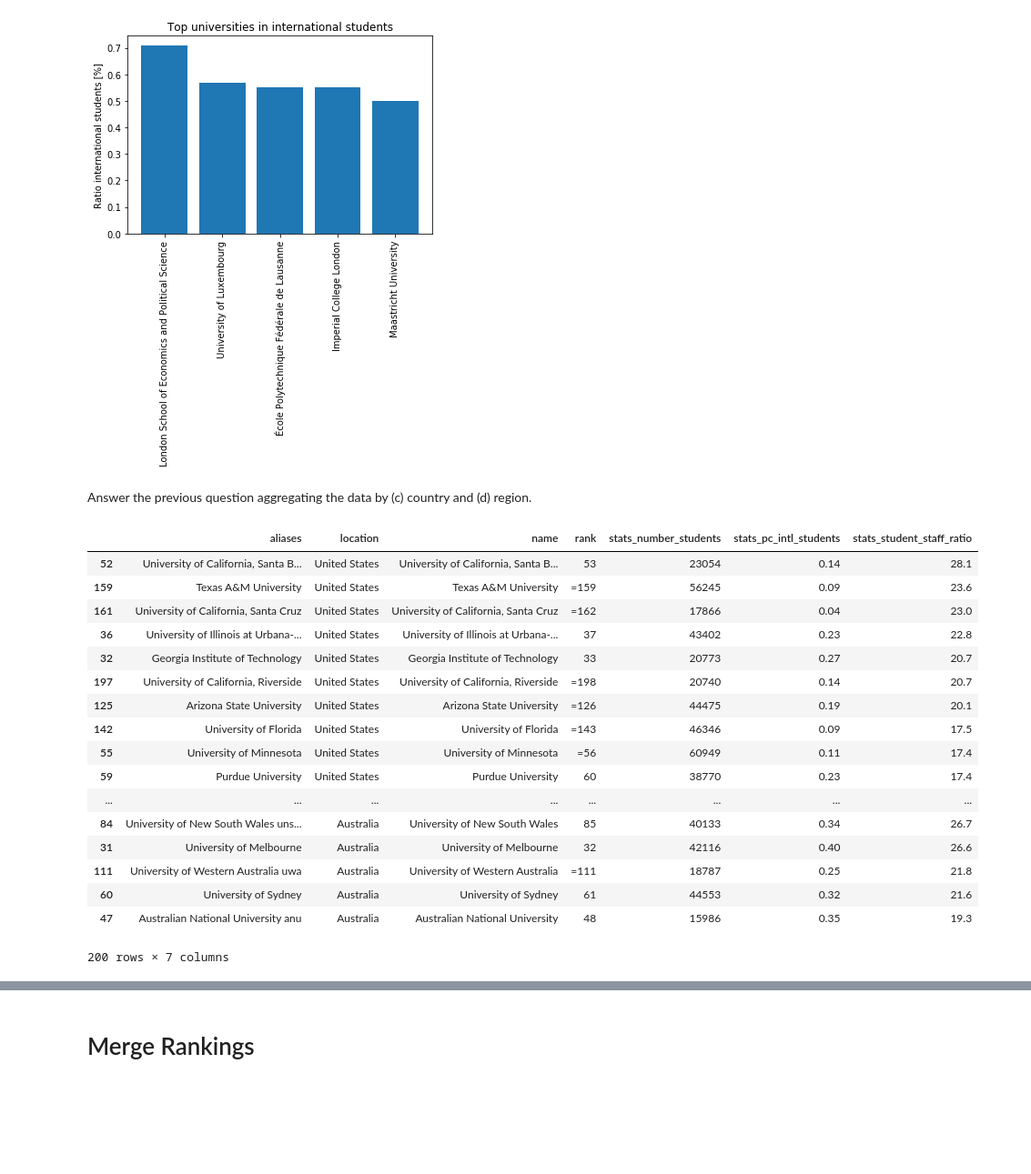
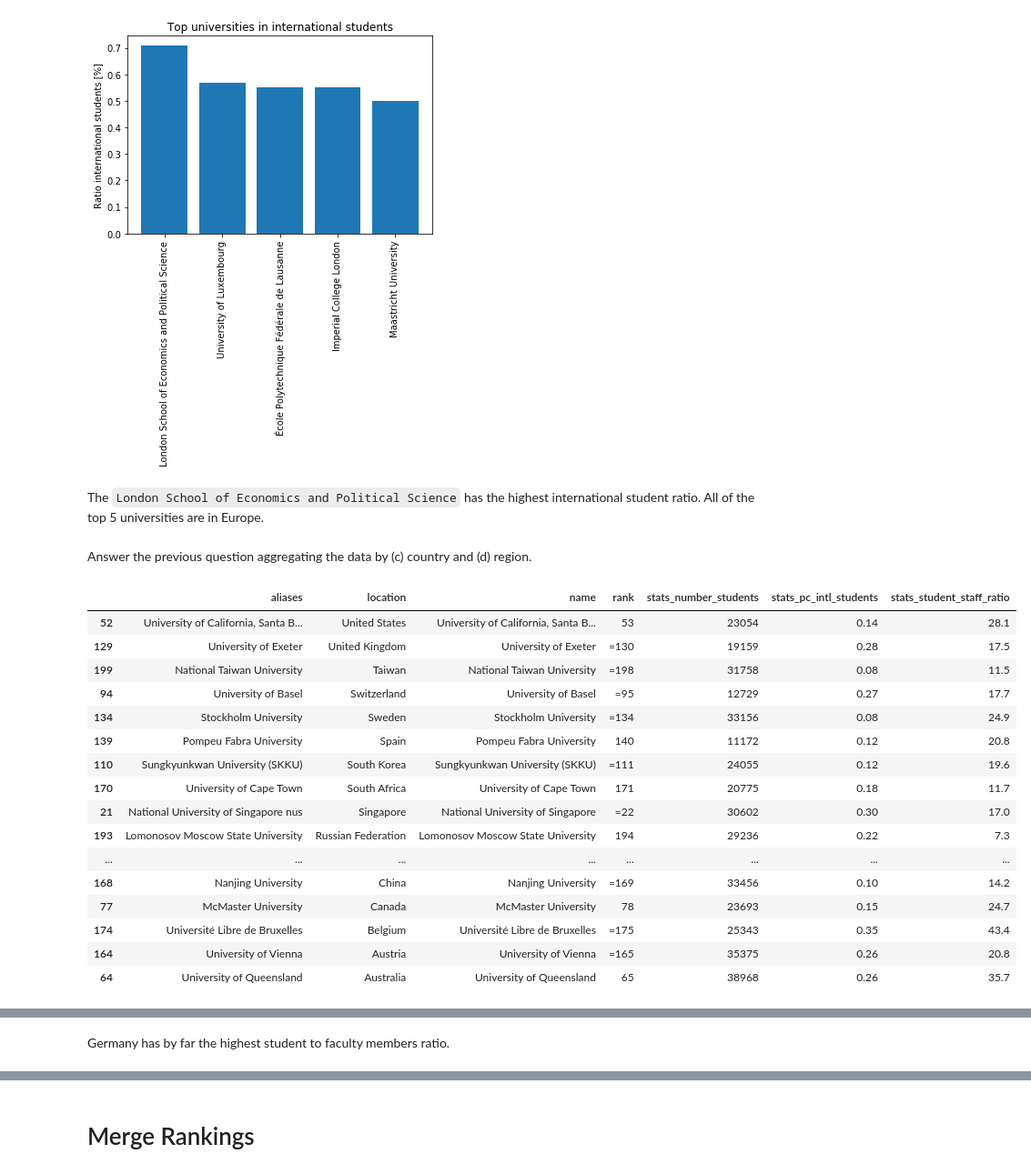
Before and after one commit to maxpr/ADA, a Jupyter notebook: 02 - Data from the Web/Homework2.ipynb, the cells around one changed output, grey strips where cells are left out. Shown at 91% size. Drawn from its saved outputs; the diff is of its cells as text; code cells hidden in the pictures; blank space fills up the shorter version.

```diff
--- a/02 - Data from the Web/Homework2.ipynb
+++ b/02 - Data from the Web/Homework2.ipynb
@@ -27,8 +29,3 @@ tu_ranking = req_tu_ranking.json()["data"]
 len(tu_ranking)
 # %% [output]
 959
-# %%
-ranks = []
-for i in range(n):
-    ranks.append(tu_ranking[i]["rank_display"])
-ranks
@@ -408,8 +351,3 @@ th_ranking = req_th_ranking.json()["data"]
 len(th_ranking)
 # %% [output]
 1102
-# %%
-ranks = []
-for i in range(n):
-    ranks.append(th_ranking[i]["rank"])
-ranks
@@ -522,31 +427,34 @@ plotBarChart(th_df.sort_values(by="stats_pc_intl_students",ascending=False).head
              'Top universities in international students', 'Ratio international students [%]')
 # %% [output]
 [figure]
+# %% [markdown]
+The `London School of Economics and Political Science` has the highest international student ratio. All of the top 5 universities are in Europe.
 # %% [markdown]
 Answer the previous question aggregating the data by (c) country and (d) region.
 # %%
-th_df.sort_values(["location","stats_student_staff_ratio"],ascending=False)
+th_df.sort_values(["location","stats_student_staff_ratio"],ascending=False).groupby("location").head(1)
 # %% [output]
 |  | aliases | location | name | rank | stats_number_students | stats_pc_intl_students | stats_student_staff_ratio |
 | 52 | University of California, Santa B... | United States | University of California, Santa B... | 53 | 23054 | 0.14 | 28.1 |
-| 159 | Texas A&M University | United States | Texas A&M University | =159 | 56245 | 0.09 | 23.6 |
-| 161 | University of California, Santa Cruz | United States | University of California, Santa Cruz | =162 | 17866 | 0.04 | 23.0 |
-| 36 | University of Illinois at Urbana-... | United States | University of Illinois at Urbana-... | 37 | 43402 | 0.23 | 22.8 |
-| 32 | Georgia Institute of Technology | United States | Georgia Institute of Technology | 33 | 20773 | 0.27 | 20.7 |
-| 197 | University of California, Riverside | United States | University of California, Riverside | =198 | 20740 | 0.14 | 20.7 |
-| 125 | Arizona State University | United States | Arizona State University | =126 | 44475 | 0.19 | 20.1 |
-| 142 | University of Florida | United States | University of Florida | =143 | 46346 | 0.09 | 17.5 |
-| 55 | University of Minnesota | United States | University of Minnesota | =56 | 60949 | 0.11 | 17.4 |
-| 59 | Purdue University | United States | Purdue University | 60 | 38770 | 0.23 | 17.4 |
+| 129 | University of Exeter | United Kingdom | University of Exeter | =130 | 19159 | 0.28 | 17.5 |
+| 199 | National Taiwan University | Taiwan | National Taiwan University | =198 | 31758 | 0.08 | 11.5 |
+| 94 | University of Basel | Switzerland | University of Basel | =95 | 12729 | 0.27 | 17.7 |
+| 134 | Stockholm University | Sweden | Stockholm University | =134 | 33156 | 0.08 | 24.9 |
+| 139 | Pompeu Fabra University | Spain | Pompeu Fabra University | 140 | 11172 | 0.12 | 20.8 |
+| 110 | Sungkyunkwan University (SKKU) | South Korea | Sungkyunkwan University (SKKU) | =111 | 24055 | 0.12 | 19.6 |
+| 170 | University of Cape Town | South Africa | University of Cape Town | 171 | 20775 | 0.18 | 11.7 |
+| 21 | National University of Singapore nus | Singapore | National University of Singapore | =22 | 30602 | 0.30 | 17.0 |
+| 193 | Lomonosov Moscow State University | Russian Federation | Lomonosov Moscow State University | 194 | 29236 | 0.22 | 7.3 |
 | ... | ... | ... | ... | ... | ... | ... | ... |
-| 84 | University of New South Wales uns... | Australia | University of New South Wales | 85 | 40133 | 0.34 | 26.7 |
-| 31 | University of Melbourne | Australia | University of Melbourne | 32 | 42116 | 0.40 | 26.6 |
-| 111 | University of Western Australia uwa | Australia | University of Western Australia | =111 | 18787 | 0.25 | 21.8 |
-| 60 | University of Sydney | Australia | University of Sydney | 61 | 44553 | 0.32 | 21.6 |
-| 47 | Australian National University anu | Australia | Australian National University | 48 | 15986 | 0.35 | 19.3 |
+| 168 | Nanjing University | China | Nanjing University | =169 | 33456 | 0.10 | 14.2 |
+| 77 | McMaster University | Canada | McMaster University | 78 | 23693 | 0.15 | 24.7 |
+| 174 | Université Libre de Bruxelles | Belgium | Université Libre de Bruxelles | =175 | 25343 | 0.35 | 43.4 |
+| 164 | University of Vienna | Austria | University of Vienna | =165 | 35375 | 0.26 | 20.8 |
+| 64 | University of Queensland | Australia | University of Queensland | 65 | 38968 | 0.26 | 35.7 |
-200 rows × 7 columns
 # %%
 plotBarChartGroup(th_df, "location", "stats_student_staff_ratio", 'Top Student faculty ratio', 'Ratio student to faculty mebers')
 # %% [output]
 [figure]
+# %% [markdown]
+Germany has by far the highest student to faculty members ratio.
 # %%
```
Also changed, not shown: parts of 38 cells of this notebook.
